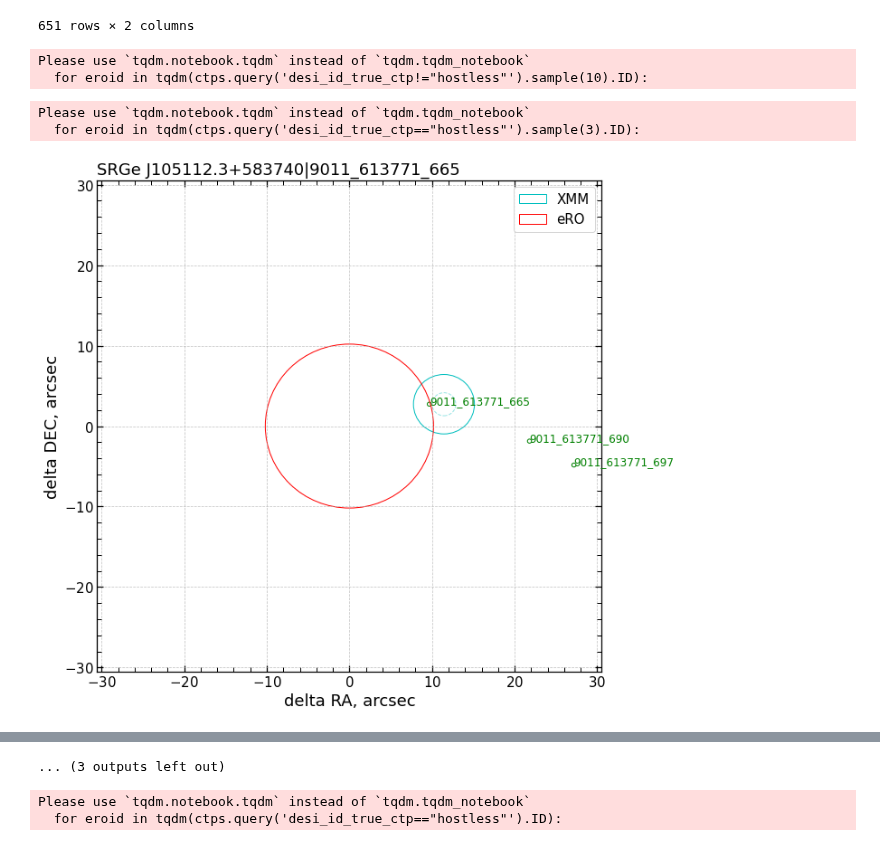
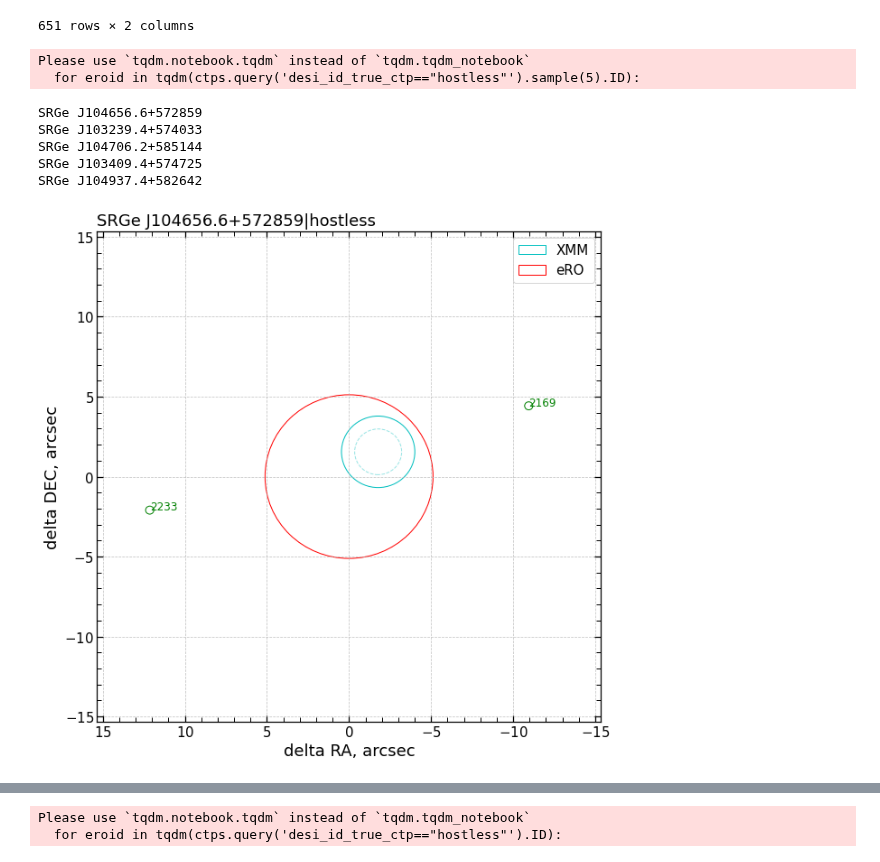
Before and after one commit to SergeiDBykov/lockman_hole, a Jupyter notebook: 2_desi-validation-catalog/3_validation-plot.ipynb, the cells around one changed output, grey strips where cells are left out. Drawn from its saved outputs; the diff is of its cells as text; code cells hidden in the pictures.

```diff
--- a/2_desi-validation-catalog/3_validation-plot.ipynb
+++ b/2_desi-validation-catalog/3_validation-plot.ipynb
@@ -105,7 +116,7 @@ def plot_target(eroid, savefig = False):
             dec = 3600*(dec - ero_dec)
             circle = plt.Circle((ra, dec), err, color='g', fill=False, label = '_DESI')
             ax.add_artist(circle)
-            ax.text(ra, dec, row.desi_desi_id, color='g', fontsize=12)
+            ax.text(ra, dec, row.desi_desi_id.split('_')[-1], color='g', fontsize=12)
 
     circle = plt.Circle((0, 0), ero_err, color='r', fill=False, label = 'eRO')
     ax.add_artist(circle)
@@ -117,6 +128,8 @@ def plot_target(eroid, savefig = False):
 
     ax.set_xlabel('delta RA, arcsec')
     ax.set_ylabel('delta DEC, arcsec')
+    #invert x axis
+    ax.invert_xaxis()
     ax.legend()
 
     try:
@@ -124,7 +137,7 @@ def plot_target(eroid, savefig = False):
     except:
         true_ctps = 'unknown'
 
-    title = eroid + '|'+  true_ctps
+    title = eroid + '|'+  true_ctps# + '|' +'RA,DEC'+ str(ero_ra)+','+ str(ero_dec)
     ax.set_title(title)
     if savefig:
         plt.savefig('plots/'+eroid.replace(' ','')+'_'+true_ctps+'.png', dpi=300)
@@ -135,14 +148,19 @@ def plot_target(eroid, savefig = False):
 # plot_target('SRGe J110721.3+590113')
 # %%
 from tqdm import tqdm_notebook as tqdm
-for eroid in tqdm(ctps.query('desi_id_true_ctp!="hostless"').sample(10).ID):
+#for eroid in tqdm(ctps.query('desi_id_true_ctp!="hostless"').sample(10).ID):
+#    print(eroid)
+#    plot_target(eroid, savefig = True)
+
+for eroid in tqdm(ctps.query('desi_id_true_ctp=="hostless"').sample(5).ID):
+    print(eroid)
     plot_target(eroid, savefig = True)
-
-for eroid in tqdm(ctps.query('desi_id_true_ctp=="hostless"').sample(3).ID):
-    plot_target(eroid, savefig = True)
 # %% [output]
 Please use `tqdm.notebook.tqdm` instead of `tqdm.tqdm_notebook`
-  for eroid in tqdm(ctps.query('desi_id_true_ctp!="hostless"').sample(10).ID):
+  for eroid in tqdm(ctps.query('desi_id_true_ctp=="hostless"').sample(5).ID):
-Please use `tqdm.notebook.tqdm` instead of `tqdm.tqdm_notebook`
-  for eroid in tqdm(ctps.query('desi_id_true_ctp=="hostless"').sample(3).ID):
+SRGe J104656.6+572859
+SRGe J103239.4+574033
+SRGe J104706.2+585144
+SRGe J103409.4+574725
+SRGe J104937.4+582642
-[figure, old version]
+[figure, new version]
@@ -158,4 +171,3 @@ Please use `tqdm.notebook.tqdm` instead of `tqdm.tqdm_notebook`
-... (3 outputs left out)
 # %%
 # from tqdm import tqdm_notebook as tqdm
 # for eroid in tqdm(ctps.query('desi_id_true_ctp=="hostless"').ID):
```
Also changed, not shown: parts of 2 cells of this notebook, 5 other files.
